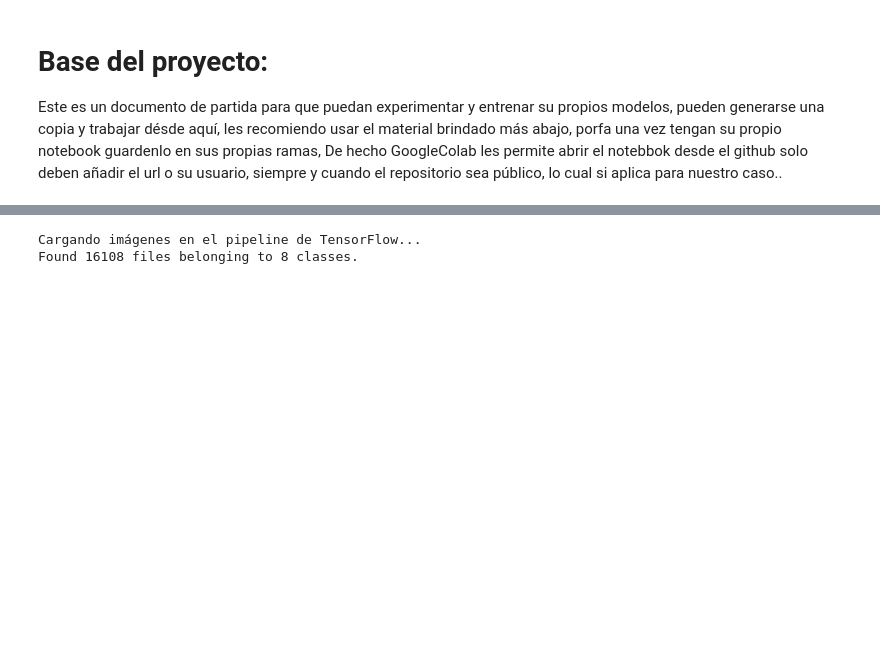
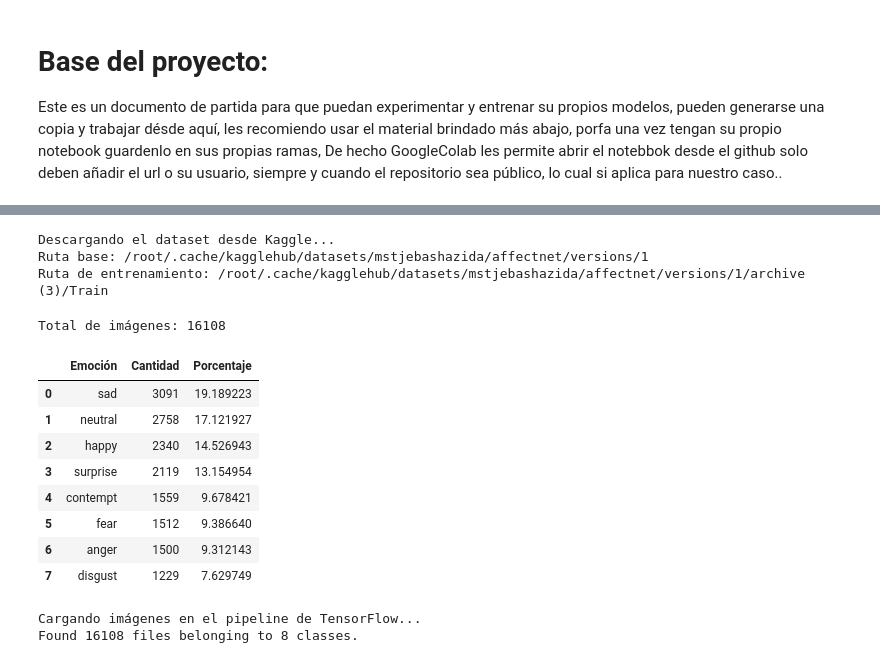
Before and after one commit to Niot-Espol/facetracker, a Jupyter notebook: notebooks/PipelineBase.ipynb, the cells around one changed output, grey strips where cells are left out. Drawn from its saved outputs; the diff is of its cells as text; code cells hidden in the pictures; blank space fills up the shorter version.

Commit message:
cambié la forma en que se guardan los archivos. separando en carpetas de training y testing como se encuentra separado en kaggle. Eso y un conteo de imagenes por emocion para explorar solamente

```diff
--- a/notebooks/PipelineBase.ipynb
+++ b/notebooks/PipelineBase.ipynb
@@ -25,3 +13,75 @@ Using Colab cache for faster access to the 'affectnet' dataset.
+# %%
+# Descarga del dataset
+print("Descargando el dataset desde Kaggle...")
+ruta_base = Path(
+    kagglehub.dataset_download("mstjebashazida/affectnet")
+)
+
+# Buscar automáticamente una carpeta llamada Train
+carpetas_train = list(ruta_base.rglob("Train"))
+
+if not carpetas_train:
+    raise FileNotFoundError(
+        f"No se encontró una carpeta 'Train' dentro de {ruta_base}"
+    )
+
+ruta_train = carpetas_train[0]
+
+print("Ruta base:", ruta_base)
+print("Ruta de entrenamiento:", ruta_train)
+# %% [output]
+Descargando el dataset desde Kaggle...
+Ruta base: /root/.cache/kagglehub/datasets/mstjebashazida/affectnet/versions/1
+Ruta de entrenamiento: /root/.cache/kagglehub/datasets/mstjebashazida/affectnet/versions/1/archive (3)/Train
+# %%
+#conteo de imágenes por emoción
+import pandas as pd
+
+extensiones_validas = {".jpg", ".jpeg", ".png", ".bmp", ".webp"}
+
+conteo_clases = {}
+
+for carpeta_clase in sorted(ruta_train.iterdir()):
+    if carpeta_clase.is_dir():
+        cantidad = sum(
+            1
+            for archivo in carpeta_clase.rglob("*")
+            if archivo.is_file()
+            #extraer la extensión del archvivo ".PNG"-> ".png" y luego la busca en el diccionario
+            and archivo.suffix.lower() in extensiones_validas
+        )
+
+        conteo_clases[carpeta_clase.name] = cantidad
+
+distribucion = pd.DataFrame(
+    list(conteo_clases.items()),
+    columns=["Emoción", "Cantidad"]
+)
+
+distribucion["Porcentaje"] = (
+    distribucion["Cantidad"]
+    / distribucion["Cantidad"].sum()
+    * 100
+)
+
+distribucion = distribucion.sort_values(
+    by="Cantidad",
+    ascending=False
+).reset_index(drop=True)
+
+print("Total de imágenes:", distribucion["Cantidad"].sum())
+display(distribucion)
+# %% [output]
+Total de imágenes: 16108
+|  | Emoción | Cantidad | Porcentaje |
+| 0 | sad | 3091 | 19.189223 |
+| 1 | neutral | 2758 | 17.121927 |
+| 2 | happy | 2340 | 14.526943 |
+| 3 | surprise | 2119 | 13.154954 |
+| 4 | contempt | 1559 | 9.678421 |
+| 5 | fear | 1512 | 9.386640 |
+| 6 | anger | 1500 | 9.312143 |
+| 7 | disgust | 1229 | 7.629749 |
 # %%
 #Carga de imagenes a tensorflow
 print("\nCargando imágenes en el pipeline de TensorFlow...")
```
Also changed, not shown: parts of 4 cells of this notebook.
